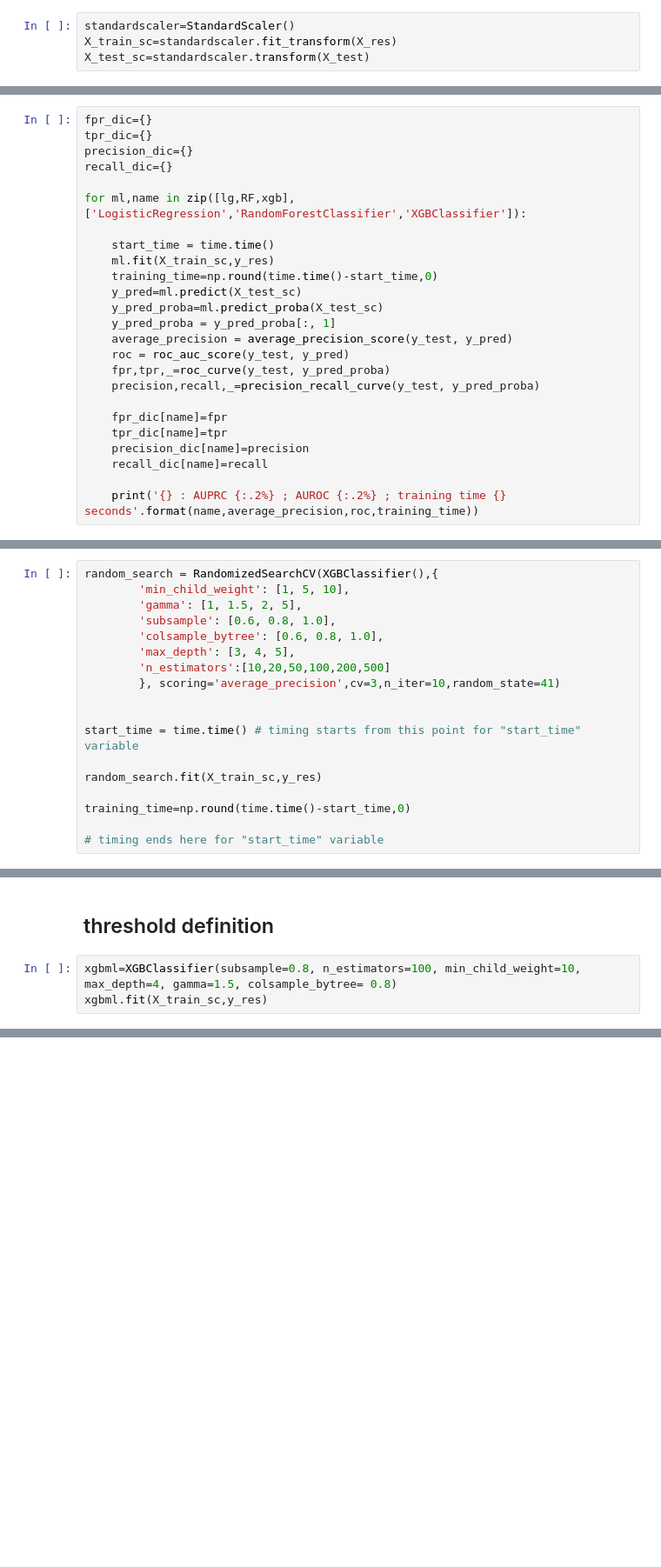
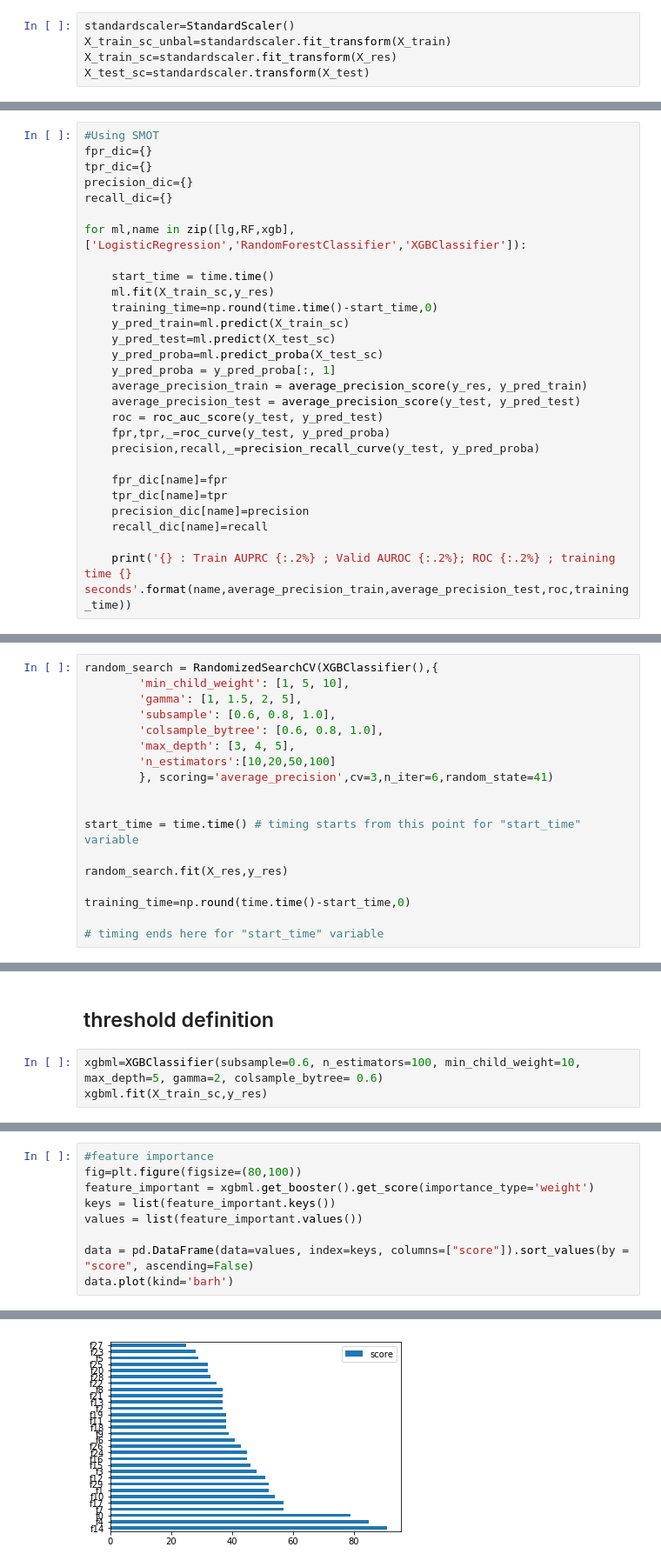
Before and after one commit to julie87zhang/python_exercise, a Jupyter notebook: credit_fraud.ipynb, the cells around one changed output, grey strips where cells are left out. Shown at 87% size. Cells and saved outputs as stored; diff of their text form; blank space fills up the shorter version.

```diff
--- a/credit_fraud.ipynb
+++ b/credit_fraud.ipynb
@@ -178,6 +178,7 @@ test set fraud rate is 0.17%
 Use standard scaling here, for further optimization will also cross validation min max scaling
 # %%
 standardscaler=StandardScaler()
+X_train_sc_unbal=standardscaler.fit_transform(X_train)
 X_train_sc=standardscaler.fit_transform(X_res)
 X_test_sc=standardscaler.transform(X_test)
 # %% [markdown]
@@ -201,4 +224,5 @@ xgb=XGBClassifier(max_depth = 5, alpha = 10, n_estimators = 100,eval_metric='log
 # %%
+#Using SMOT
 fpr_dic={}
 tpr_dic={}
 precision_dic={}
@@ -209,11 +233,13 @@ for ml,name in zip([lg,RF,xgb],['LogisticRegression','RandomForestClassifier','X
     start_time = time.time()
     ml.fit(X_train_sc,y_res)
     training_time=np.round(time.time()-start_time,0)
-    y_pred=ml.predict(X_test_sc)
+    y_pred_train=ml.predict(X_train_sc)
+    y_pred_test=ml.predict(X_test_sc)
     y_pred_proba=ml.predict_proba(X_test_sc)
     y_pred_proba = y_pred_proba[:, 1]
-    average_precision = average_precision_score(y_test, y_pred)
-    roc = roc_auc_score(y_test, y_pred)
+    average_precision_train = average_precision_score(y_res, y_pred_train)
+    average_precision_test = average_precision_score(y_test, y_pred_test)
+    roc = roc_auc_score(y_test, y_pred_test)
     fpr,tpr,_=roc_curve(y_test, y_pred_proba)
     precision,recall,_=precision_recall_curve(y_test, y_pred_proba)
 
@@ -222,5 +248,5 @@ for ml,name in zip([lg,RF,xgb],['LogisticRegression','RandomForestClassifier','X
     precision_dic[name]=precision
     recall_dic[name]=recall
 
-    print('{} : AUPRC {:.2%} ; AUROC {:.2%} ; training time {} seconds'.format(name,average_precision,roc,training_time))
+    print('{} : Train AUPRC {:.2%} ; Valid AUROC {:.2%}; ROC {:.2%} ; training time {} seconds'.format(name,average_precision_train,average_precision_test,roc,training_time))
 # %% [output]
@@ -265,13 +295,13 @@ random_search = RandomizedSearchCV(XGBClassifier(),{
         'subsample': [0.6, 0.8, 1.0],
         'colsample_bytree': [0.6, 0.8, 1.0],
         'max_depth': [3, 4, 5],
-        'n_estimators':[10,20,50,100,200,500]
-        }, scoring='average_precision',cv=3,n_iter=10,random_state=41)
+        'n_estimators':[10,20,50,100]
+        }, scoring='average_precision',cv=3,n_iter=6,random_state=41)
 
 
 start_time = time.time() # timing starts from this point for "start_time" variable
 
-random_search.fit(X_train_sc,y_res)
+random_search.fit(X_res,y_res)
 
 training_time=np.round(time.time()-start_time,0)
 
@@ -308,6 +340,6 @@ print(random_search.best_params_)
 # %% [markdown]
 ## threshold definition
 # %%
-xgbml=XGBClassifier(subsample=0.8, n_estimators=100, min_child_weight=10, max_depth=4, gamma=1.5, colsample_bytree= 0.8)
+xgbml=XGBClassifier(subsample=0.6, n_estimators=100, min_child_weight=10, max_depth=5, gamma=2, colsample_bytree= 0.6)
 xgbml.fit(X_train_sc,y_res)
 # %% [output]
@@ -334,0 +364,10 @@ average_precision
+# %%
+#feature importance
+fig=plt.figure(figsize=(80,100))
+feature_important = xgbml.get_booster().get_score(importance_type='weight')
+keys = list(feature_important.keys())
+values = list(feature_important.values())
+
+data = pd.DataFrame(data=values, index=keys, columns=["score"]).sort_values(by = "score", ascending=False)
+data.plot(kind='barh')
+# %% [output]
@@ -334,0 +376 @@ average_precision
+[figure, added]
```
Also changed, not shown: parts of 22 cells of this notebook.
